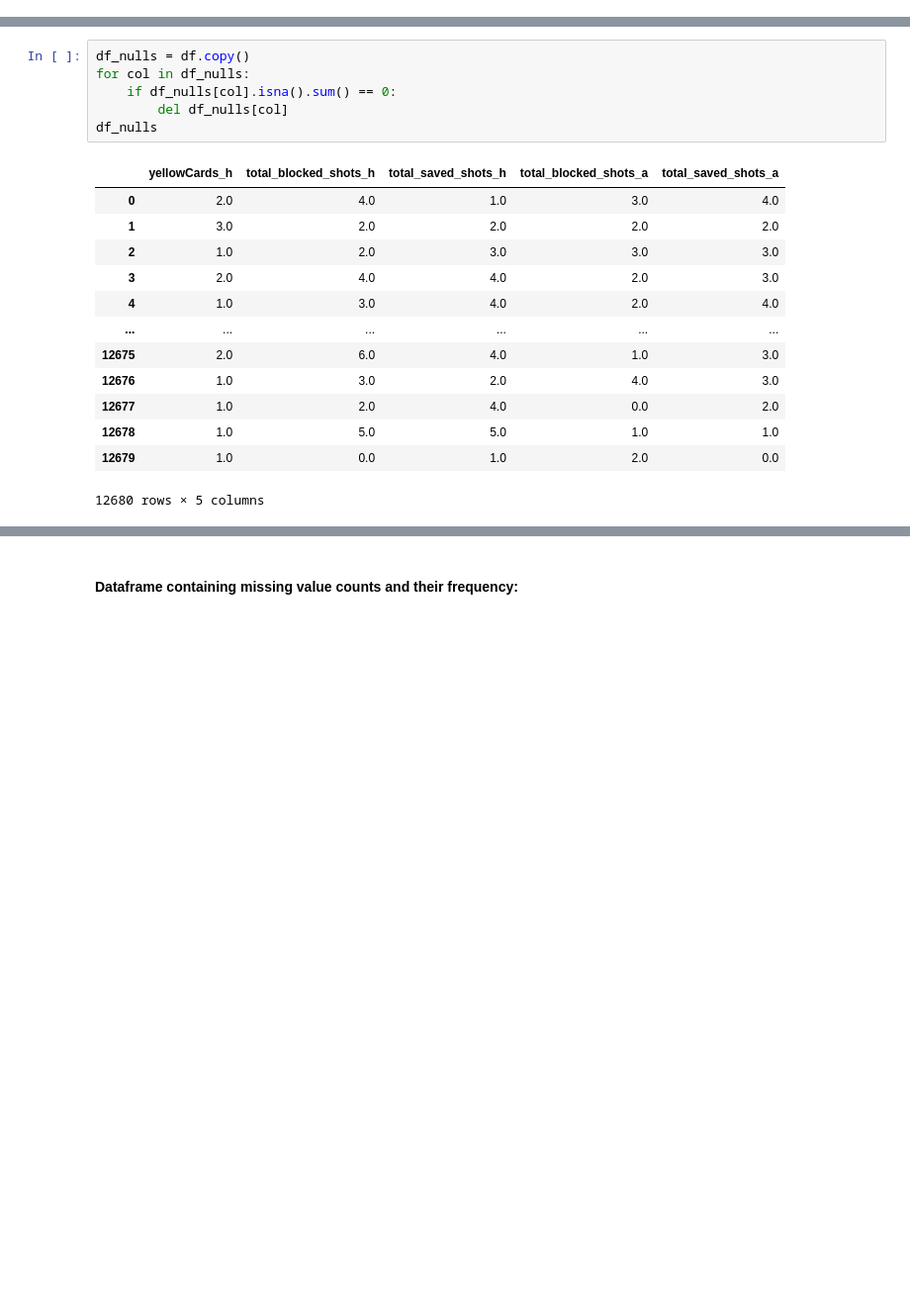
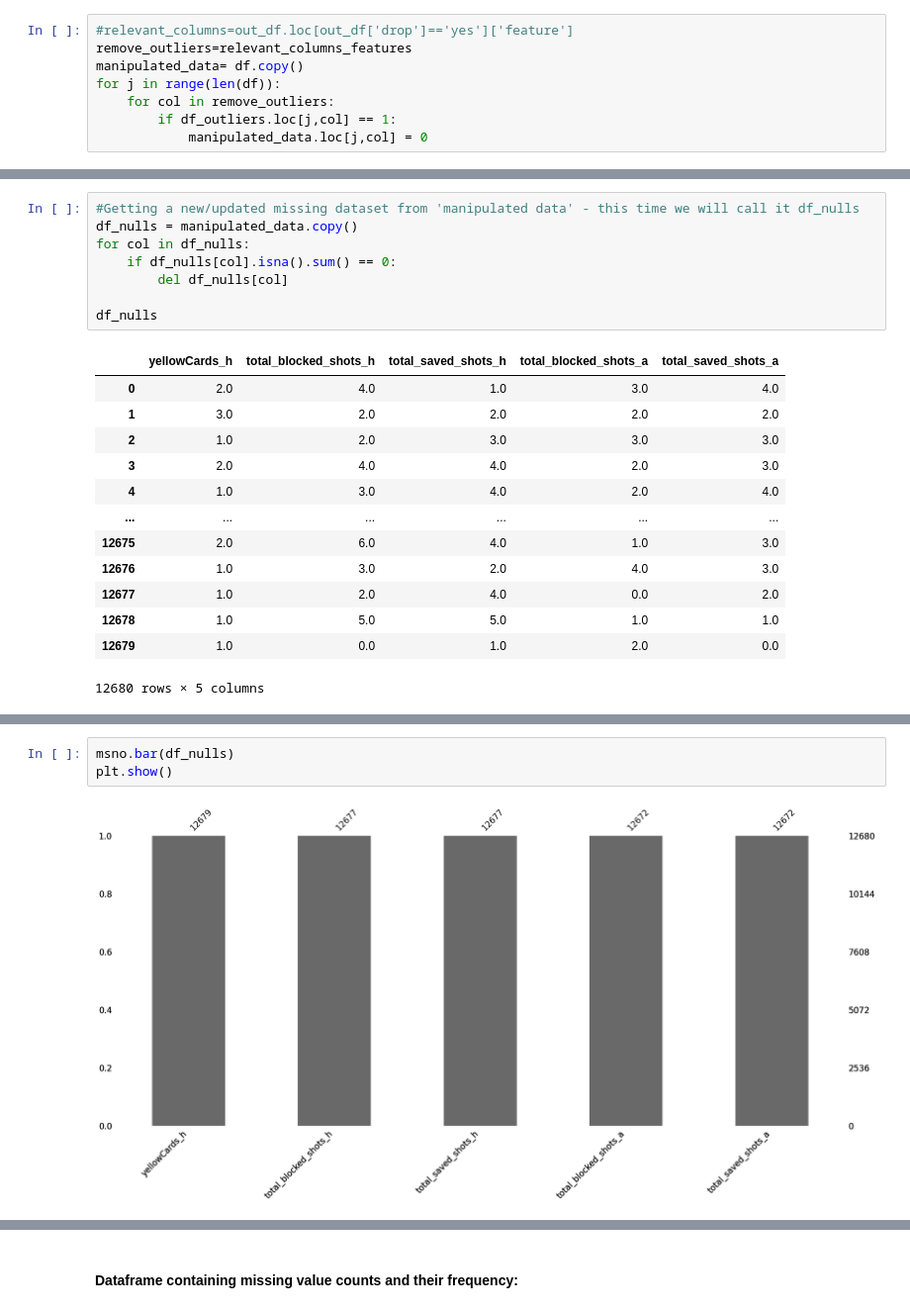
Before and after one commit to Eitan-Bluer/ML_Football_DS18, a Jupyter notebook: EDA_Football_ML_outliers_and_missing_values.ipynb, the cells around one changed output, grey strips where cells are left out. Shown at 99% size. Drawn from its saved outputs; the diff is of its cells as text; blank space fills up the shorter version.

```diff
--- a/EDA_Football_ML_outliers_and_missing_values.ipynb
+++ b/EDA_Football_ML_outliers_and_missing_values.ipynb
@@ -92,0 +490,8 @@ plt.show()
+# %%
+#relevant_columns=out_df.loc[out_df['drop']=='yes']['feature']
+remove_outliers=relevant_columns_features
+manipulated_data= df.copy()
+for j in range(len(df)):
+    for col in remove_outliers:
+        if df_outliers.loc[j,col] == 1:
+            manipulated_data.loc[j,col] = 0
@@ -95,8 +511,10 @@ plt.show()
 # %%
-df_nulls = df.copy()
+#Getting a new/updated missing dataset from 'manipulated data' - this time we will call it df_nulls
+df_nulls = manipulated_data.copy()
 for col in df_nulls:
     if df_nulls[col].isna().sum() == 0:
         del df_nulls[col]
+
 df_nulls
 # %% [output]
 |  | yellowCards_h | total_blocked_shots_h | total_saved_shots_h | total_blocked_shots_a | total_saved_shots_a |
@@ -122,0 +558,5 @@ plt.show()
+# %%
+msno.bar(df_nulls)
+plt.show()
+# %% [output]
+[figure, added]
```
Also changed, not shown: parts of 68 cells of this notebook, 7 other files.
